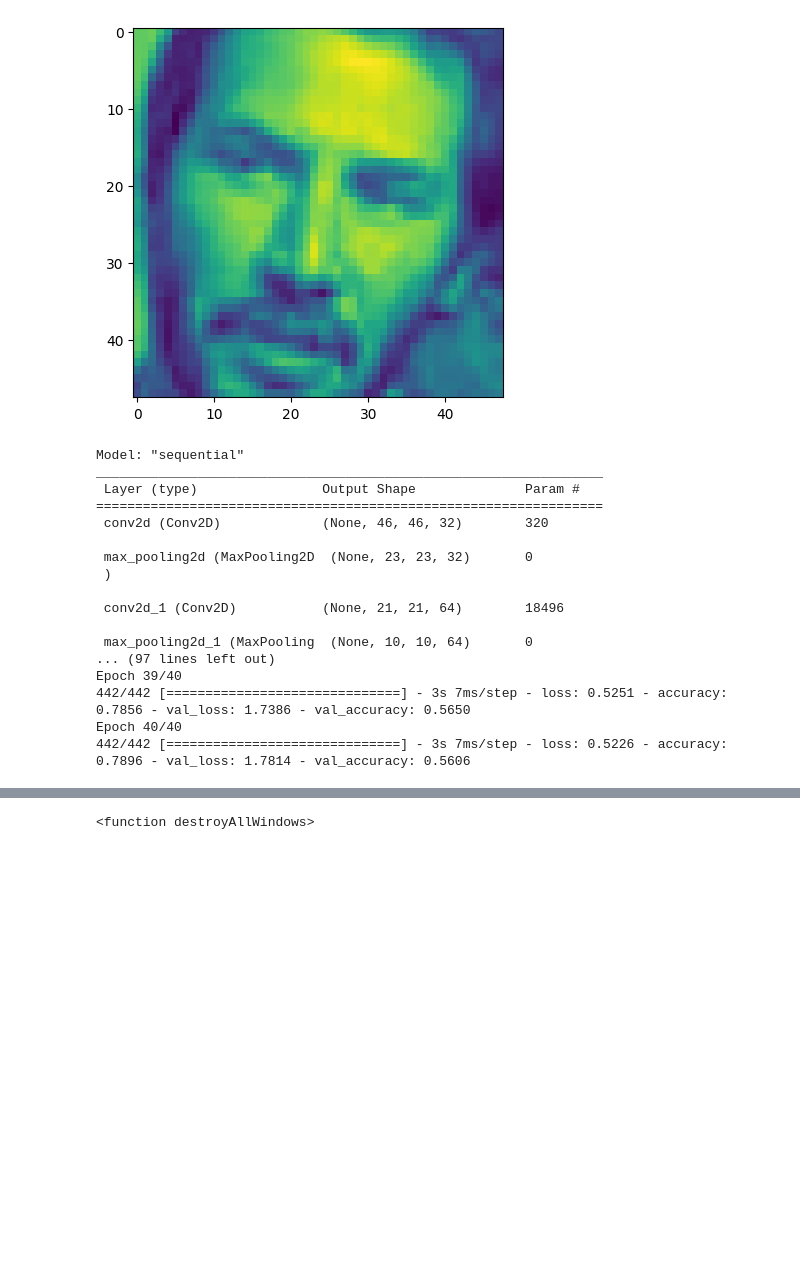
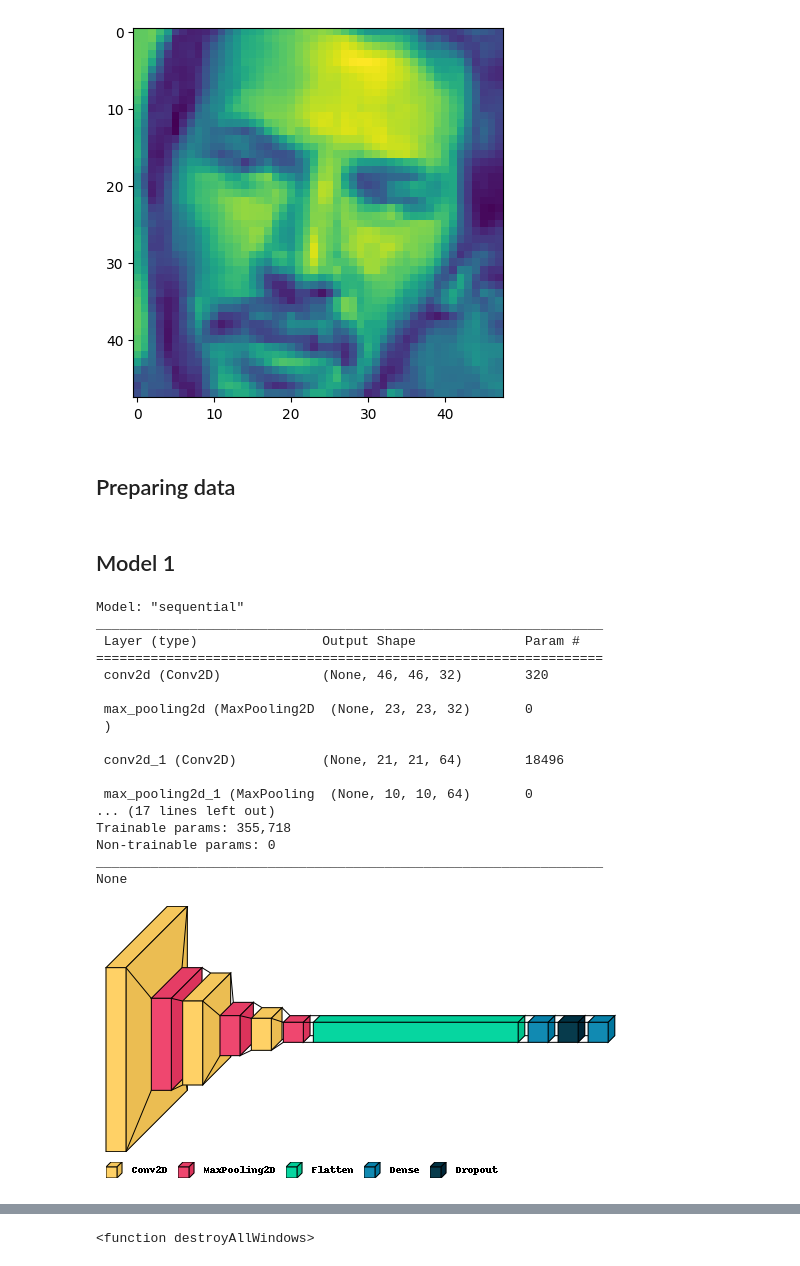
Before and after one commit to AryaKoureshi/Emotion-Detection, a Jupyter notebook: EmotionDetection.ipynb, the cells around one changed output, grey strips where cells are left out. Saved outputs shown, nothing was run; the diff lists cells and outputs as text; code cells hidden in the pictures; blank space fills up the shorter version.

```diff
--- a/EmotionDetection.ipynb
+++ b/EmotionDetection.ipynb
@@ -99,6 +117,8 @@ for temp in ["angry", "fearful", "happy", "neutral", "sad", "surprised"]:
 [figure]
 [figure]
 [figure]
+# %% [markdown]
+## Preparing data
 # %%
 # preparing data
 x_train = np.array(x_train)
@@ -109,6 +129,8 @@ x_train = np.reshape(x_train, (len(x_train), height, weight, 1))
 x_test = np.reshape(x_test, (len(x_test), height, weight, 1))
 y_train= to_categorical(y_train, num_classes=numClasses)
 y_test = to_categorical(y_test, num_classes=numClasses)
+# %% [markdown]
+## Model 1
 # %%
 def model1(input_shape, num_classes):
     model = Sequential([
@@ -117,40 +139,37 @@ def model1(input_shape, num_classes):
         Conv2D(64, (3, 3), activation='relu'),
         MaxPooling2D((2, 2)),
         Conv2D(128, (3, 3), activation='relu'),
         MaxPooling2D((2, 2)),
         Flatten(),
         Dense(128, activation='relu'),
         Dropout(0.5),
         Dense(num_classes, activation='softmax')
     ])
 
     model.compile(optimizer='adam',
                   loss='categorical_crossentropy',
                   metrics=['accuracy'])
     print(model.summary())
     return model
 
 model = model1((height,weight,1), numClasses)
-history = model.fit(x_train, y_train,
-                    epochs=40,
-                    verbose=1,
-                    batch_size=64,
-                    validation_data=(x_test, y_test))
+visualkeras.layered_view(model,legend=True, draw_volume=True)
 # %% [output]
 Model: "sequential"
 _________________________________________________________________
  Layer (type)                Output Shape              Param #
 =================================================================
  conv2d (Conv2D)             (None, 46, 46, 32)        320
 
  max_pooling2d (MaxPooling2D  (None, 23, 23, 32)       0
  )
 
  conv2d_1 (Conv2D)           (None, 21, 21, 64)        18496
 
  max_pooling2d_1 (MaxPooling  (None, 10, 10, 64)       0
-... (97 lines left out)
-Epoch 39/40
-442/442 [==============================] - 3s 7ms/step - loss: 0.5251 - accuracy: 0.7856 - val_loss: 1.7386 - val_accuracy: 0.5650
-Epoch 40/40
-442/442 [==============================] - 3s 7ms/step - loss: 0.5226 - accuracy: 0.7896 - val_loss: 1.7814 - val_accuracy: 0.5606
+... (17 lines left out)
+Trainable params: 355,718
+Non-trainable params: 0
+_________________________________________________________________
+None
+[figure, added]
```
Also changed, not shown: parts of 23 cells of this notebook.
